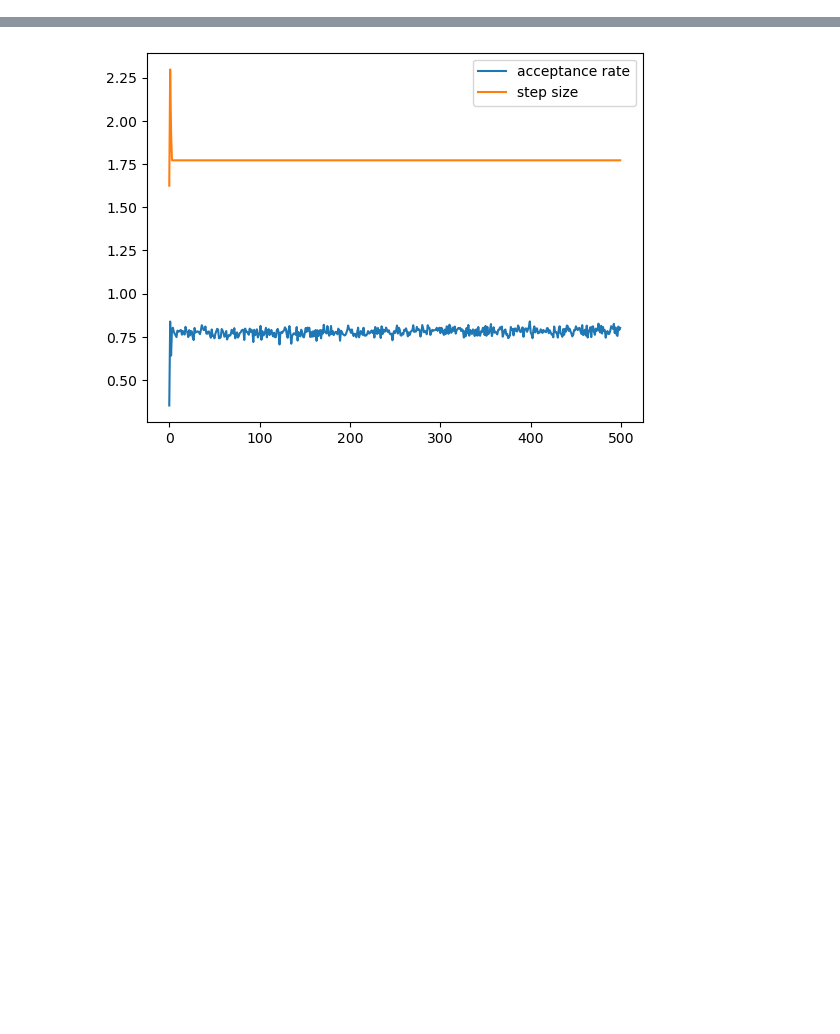
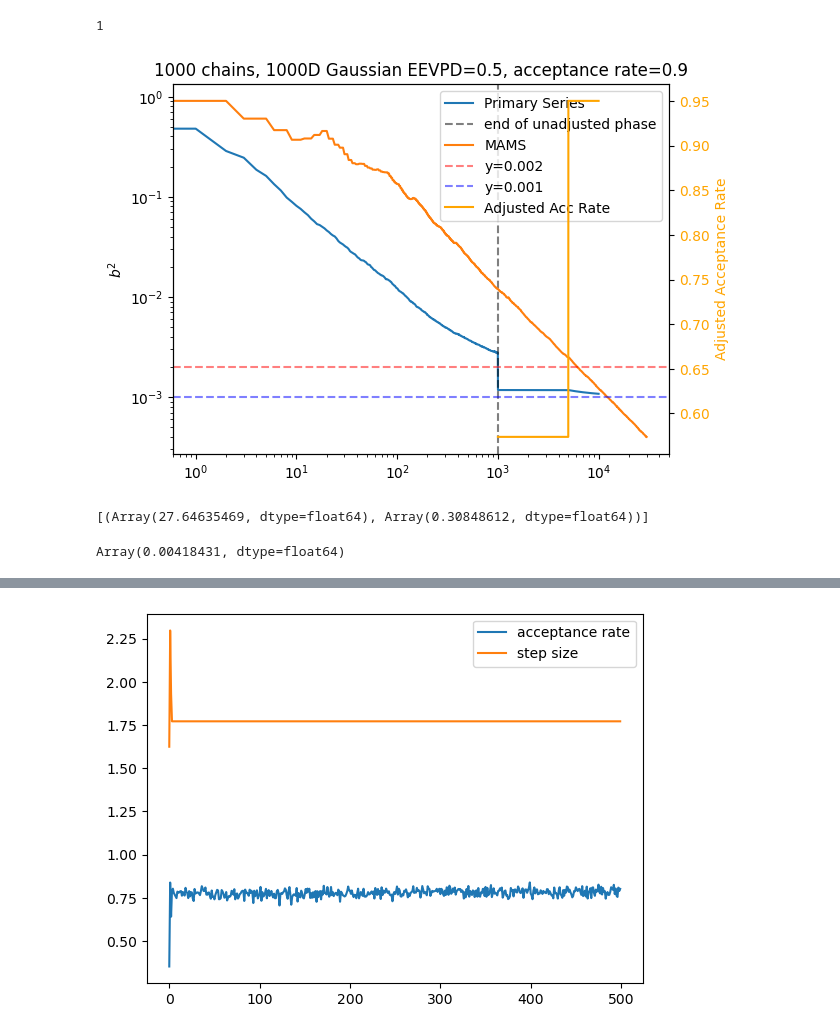
Before and after one commit to reubenharry/sampler-benchmarks, a Jupyter notebook: sampler-comparison/sampler_comparison/samplers/las.ipynb, the cells around one changed output, grey strips where cells are left out. Drawn from its saved outputs; the diff is of its cells as text; code cells hidden in the pictures; blank space fills up the shorter version.

```diff
--- a/sampler-comparison/sampler_comparison/samplers/las.ipynb
+++ b/sampler-comparison/sampler_comparison/samplers/las.ipynb
@@ -256,2 +376,6 @@ thinning_rate 139
 # %%
-# infos.num_integration_steps.mean(axis=-1)
+mams_infos['num_grads_per_proposal']
+infos.acceptance_rate.mean(axis=1)[4].item()
+unadjusted_num_grads_per_step
+# %% [output]
+1
@@ -260,0 +382,67 @@ adjusted_samples = jax.vmap(jax.vmap(model.default_event_space_bijector))(adjust
+# %%
+mams_adjusted_error_at_each_step = get_standardized_squared_error(
+    mams_samples[None, :, :],
+    f=model.sample_transformations["square"].fn,
+    E_f=model.sample_transformations["square"].ground_truth_mean,
+    Var_f=model.sample_transformations["square"].ground_truth_standard_deviation**2,
+    contract_fn=jnp.mean
+    )[0]
+
+mams_adjusted_error_at_each_step = np.repeat(mams_adjusted_error_at_each_step, mams_infos['num_grads_per_proposal'].astype(jnp.int32))
+# %%
+
+cutoff = 0 * unadjusted_num_grads_per_step
+
+fig, ax1 = plt.subplots()
+
+# Plot on primary y-axis (ax1)
+l1 = ax1.plot(full[cutoff:], label='Primary Series')[0]
+ax1.set_yscale('log')
+ax1.set_xscale('log')
+# Vertical line at the end of the unadjusted phase
+ax1.axvline(x=unadjusted_error_at_each_step.shape[0] - cutoff, color='black', linestyle='--', alpha=0.5, label='end of unadjusted phase')
+# Plot MAMS error on ax1
+l2 = ax1.plot(mams_adjusted_error_at_each_step, label='MAMS')[0]
+# Horizontal reference line
+l3 = ax1.axhline(y=2/num_chains, color='red', linestyle='--', alpha=0.5, label=f'y={2/num_chains}')
+l3 = ax1.axhline(y=1/num_chains, color='blue', linestyle='--', alpha=0.5, label=f'y={1/num_chains}')
+ax1.set_ylabel('$b^2$')
+ax1.set_title(f"{num_chains} chains, {model.ndims}D Gaussian EEVPD={target_eevpd}, acceptance rate=0.9")
+
+
+
+# Setup secondary y-axis (ax2)
+ax2 = ax1.twinx()
+# only dots, not connected
+ys = np.concatenate([np.zeros((unadjusted_error_at_each_step.shape[0]+1))+jnp.nan, adjusted_acc_rate_at_each_step])
+l4 = ax2.plot(ys,
+
+    color='orange',
+    label='Adjusted Acc Rate',
+
+
+    )[0]
+
+ax2.set_ylabel('Adjusted Acceptance Rate', color='orange')
+ax2.tick_params(axis='y', labelcolor='orange')
+
+# Combine all legend handles
+handles1, labels1 = ax1.get_legend_handles_labels()
+handles2, labels2 = ax2.get_legend_handles_labels()
+ax1.legend(handles1 + handles2, labels1 + labels2, loc='best')
+
+plt.show()
+# %% [output]
+[figure, added]
+# %%
+list(zip(step_sizes, infos.acceptance_rate.mean(axis=1)))
+# infos.acceptance_rate.mean(axis=1)
+# %% [output]
+[(Array(27.64635469, dtype=float64), Array(0.30848612, dtype=float64))]
+# %%
+# first_error = ((((adjusted_samples[0, :, :]**2).mean(axis=0) - model.sample_transformations["square"].ground_truth_mean)**2)/(model.sample_transformations["square"].ground_truth_standard_deviation**2)).mean(axis=-1)
+last_unadjusted_error = ((((unadjusted_samples**2).mean(axis=0) - model.sample_transformations["square"].ground_truth_mean)**2)/(model.sample_transformations["square"].ground_truth_standard_deviation**2)).mean(axis=-1)
+
+last_unadjusted_error
+# %% [output]
+Array(0.00418431, dtype=float64)
```
Also changed, not shown: parts of 21 cells of this notebook, 24 other files.
